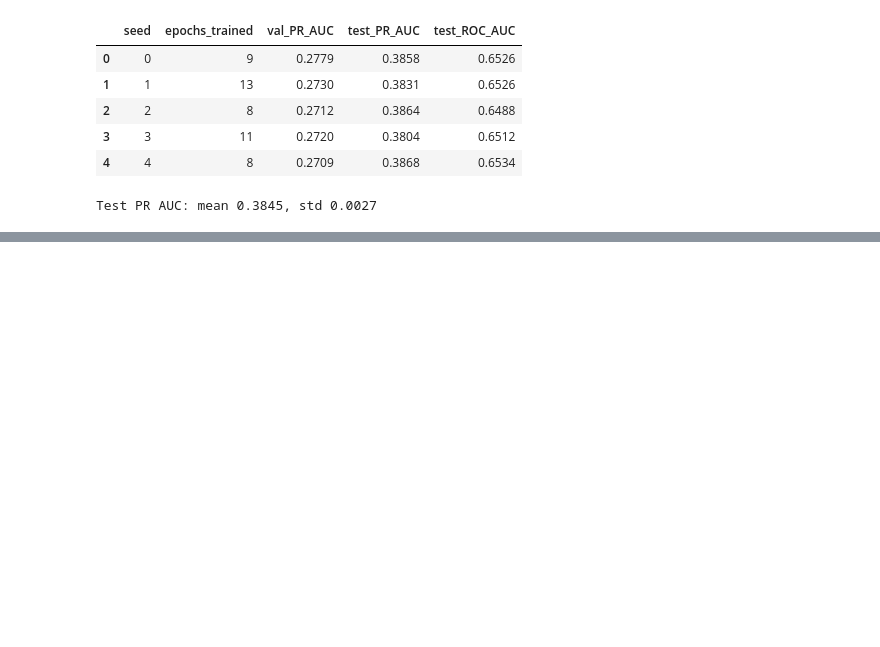
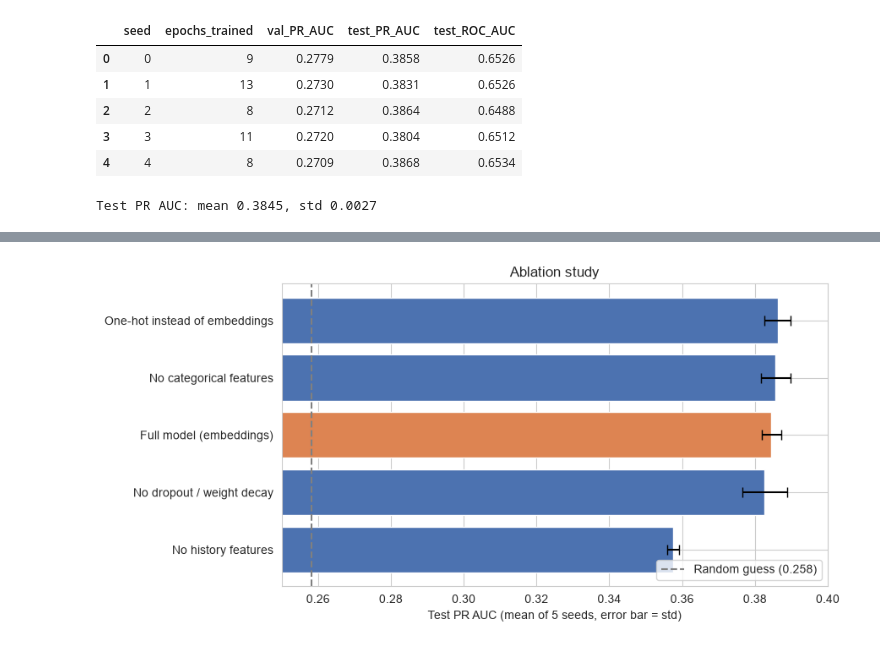
Before and after one commit to mayank-pillai-99/flight-delay-prediction, a Jupyter notebook: phase2/flight_delay_dl.ipynb, the cells around one changed output, grey strips where cells are left out. Cells and saved outputs as stored; diff of their text form; code cells hidden in the pictures; blank space fills up the shorter version.

Commit message:
Phase 2: add ablation study

```diff
--- a/phase2/flight_delay_dl.ipynb
+++ b/phase2/flight_delay_dl.ipynb
@@ -320,0 +323,28 @@ Test PR AUC: mean 0.3845, std 0.0027
+# %%
+no_history = [c for c in numeric_features if c not in history_features]
+
+def make_variant(num_cols, cat_cols):
+    return [make_tensors(d, num_cols, cat_cols) for d in (train, val, test)]
+
+variants = {
+    "Full model (embeddings)":    dict(data=make_variant(numeric_features, categorical_features), mode="embedding"),
+    "One-hot instead of embeddings": dict(data=make_variant(numeric_features, categorical_features), mode="onehot"),
+    "No categorical features":     dict(data=make_variant(numeric_features, []), mode="none", cat_cols=[]),
+    "No history features":         dict(data=make_variant(no_history, categorical_features), mode="embedding"),
+    "No dropout / weight decay":   dict(data=make_variant(numeric_features, categorical_features), mode="embedding",
+                                        dropout=0.0, weight_decay=0.0),
+}
+
+ablation_rows = []
+for name, v in variants.items():
+    tr, va, te = v.pop("data")
+    for seed in range(5):
+        m, h = train_model(tr, va, seed=seed, **v)
+        p = predict_proba(m, te)
+        ablation_rows.append({"variant": name, "seed": seed, "val_PR_AUC": h["val_PR_AUC"].max(),
+                              "test_PR_AUC": average_precision_score(y_test, p), "test_ROC_AUC": roc_auc_score(y_test, p)})
+
+ablation = (pd.DataFrame(ablation_rows).groupby("variant", sort=False)
+            .agg(val_PR_AUC=("val_PR_AUC", "mean"), test_PR_AUC=("test_PR_AUC", "mean"),
+                 test_PR_AUC_std=("test_PR_AUC", "std"), test_ROC_AUC=("test_ROC_AUC", "mean")))
+ablation.round(4)
@@ -320,0 +359,15 @@ Test PR AUC: mean 0.3845, std 0.0027
+# %%
+plt.figure(figsize=(9, 4.5))
+order = ablation.sort_values("test_PR_AUC")
+colors = ["#DD8452" if name == "Full model (embeddings)" else "#4C72B0" for name in order.index]
+plt.barh(order.index, order["test_PR_AUC"], xerr=order["test_PR_AUC_std"], color=colors, capsize=4)
+plt.axvline(y_test.mean(), color="grey", linestyle="--", label=f"Random guess ({y_test.mean():.3f})")
+plt.xlim(0.25, 0.40)
+plt.xlabel("Test PR AUC (mean of 5 seeds, error bar = std)")
+plt.title("Ablation study")
+plt.legend(loc="lower right")
+plt.tight_layout()
+plt.savefig("figures/ablation.png", dpi=150)
+plt.show()
+# %% [output]
+[figure, added]
```
Also changed, not shown: parts of 2 cells of this notebook, 1 other file.
